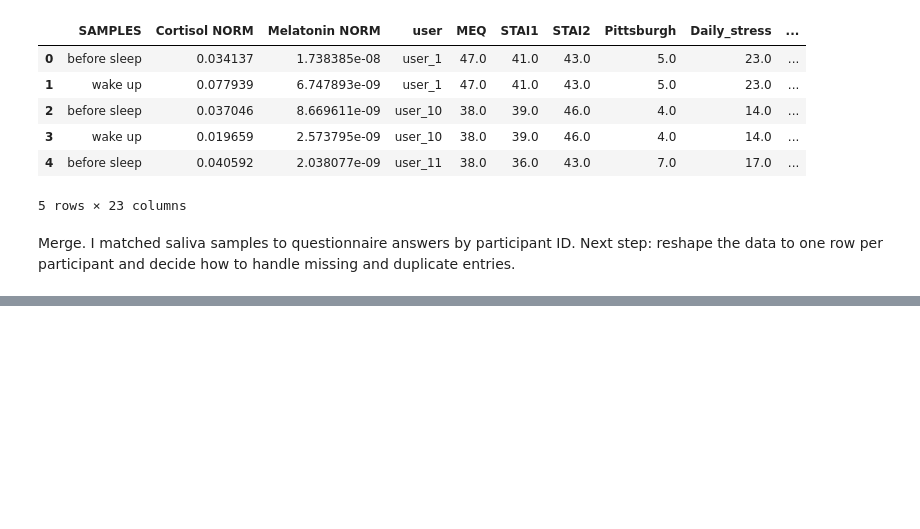
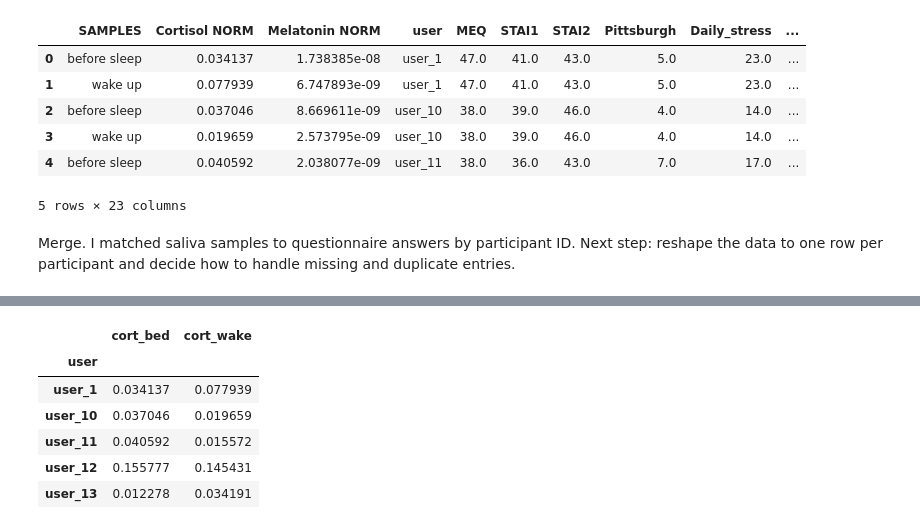
Before and after one commit to alishbakhan21/mmash-sleep-hormones, a Jupyter notebook: 01_load_and_merge.ipynb, the cells around one changed output, grey strips where cells are left out. Cells and saved outputs as stored; diff of their text form; code cells hidden in the pictures; blank space fills up the shorter version.

```diff
--- a/01_load_and_merge.ipynb
+++ b/01_load_and_merge.ipynb
@@ -103,0 +121,12 @@ Merge. I matched saliva samples to questionnaire answers by participant ID. Next
+# %%
+cort = saliva.pivot(index="user", columns="SAMPLES", values="Cortisol NORM")
+cort.columns = ["cort_bed", "cort_wake"]
+cort.head()
+# %% [output]
+|  | cort_bed | cort_wake |
+| user |  |  |
+| user_1 | 0.034137 | 0.077939 |
+| user_10 | 0.037046 | 0.019659 |
+| user_11 | 0.040592 | 0.015572 |
+| user_12 | 0.155777 | 0.145431 |
+| user_13 | 0.012278 | 0.034191 |
```
Also changed, not shown: parts of 14 cells of this notebook.
